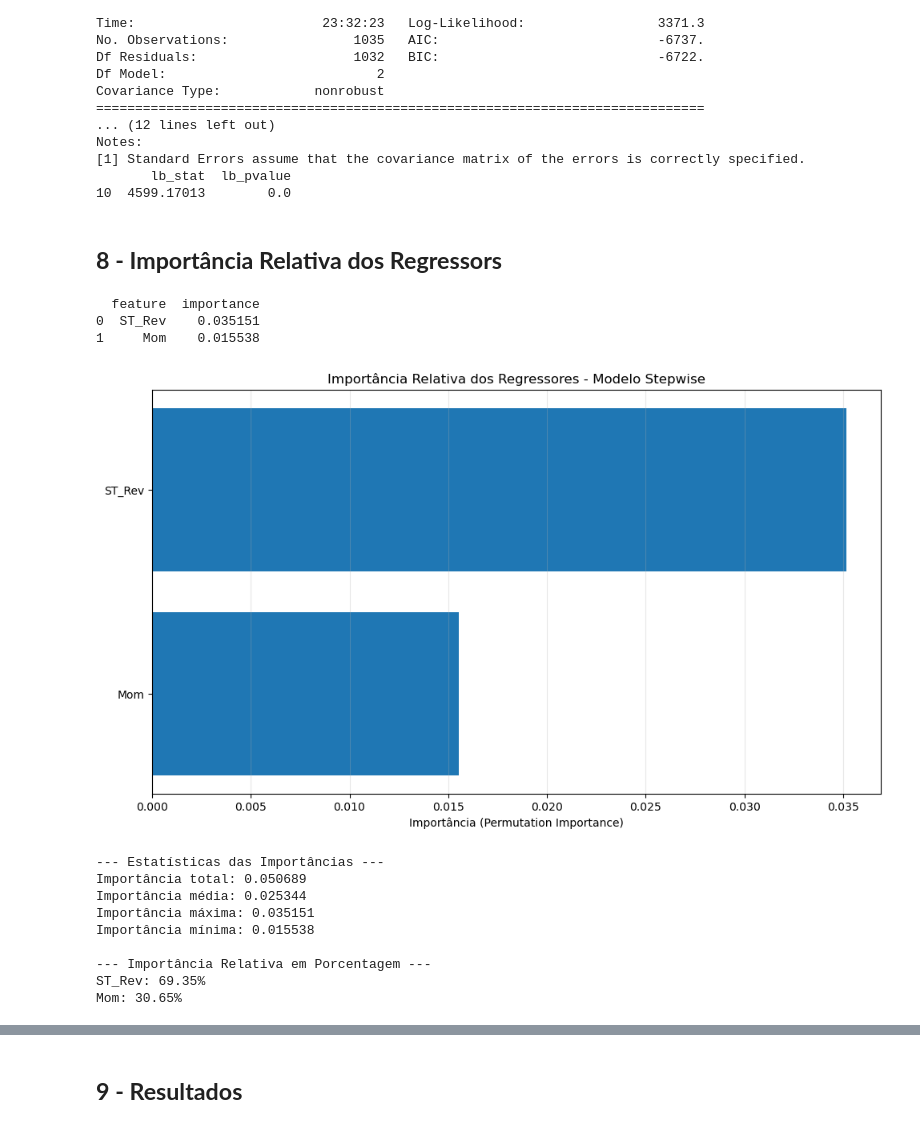
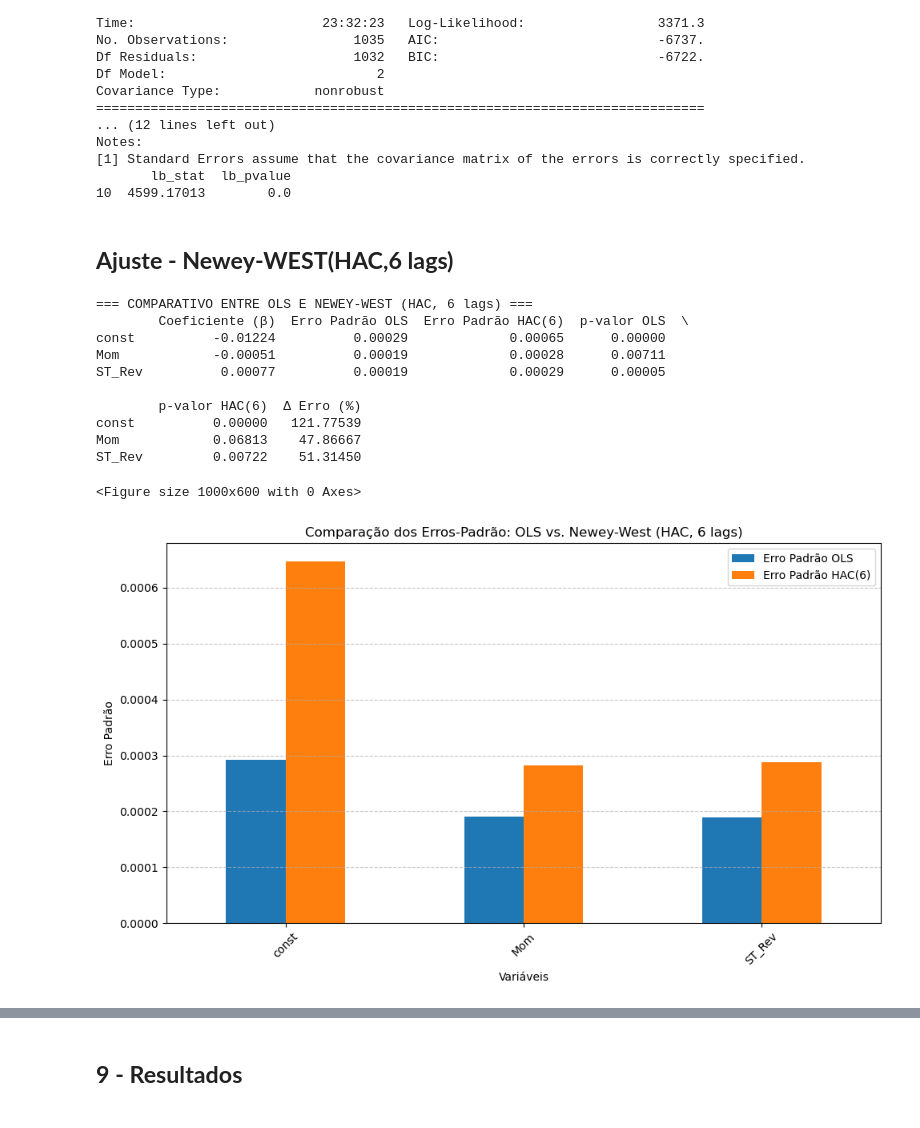
Before and after one commit to Web3economyst/Final-Project-1, a Jupyter notebook: Projeto 1 Econometria final.ipynb, the cells around one changed output, grey strips where cells are left out. Drawn from its saved outputs; the diff is of its cells as text; code cells hidden in the pictures.

```diff
--- a/Projeto 1 Econometria final.ipynb
+++ b/Projeto 1 Econometria final.ipynb
@@ -793,54 +805,49 @@ Notes:
 [1] Standard Errors assume that the covariance matrix of the errors is correctly specified.
        lb_stat  lb_pvalue
 10  4599.17013        0.0
-# %% [markdown]
-## **8 - Importância Relativa dos Regressors**
+# %% [markdown]
+## **Ajuste - Newey-WEST(HAC,6 lags)**
 # %%
-# Importância Relativa dos Regressores - Modelo Stepwise
+X_const = sm.add_constant(X)
+modelo_ols = sm.OLS(y_clean, X_const).fit()
+modelo_hac = sm.OLS(y_clean, X_const).fit(cov_type='HAC', cov_kwds={'maxlags': 6})
 
-lin_reg = LinearRegression().fit(X_step, y_clean)
-perm = permutation_importance(lin_reg, X_step, y_clean, n_repeats=100, random_state=42)
+# Criar DataFrame comparativo
+comparacao = pd.DataFrame({
+    "Coeficiente (β)": modelo_ols.params,
+    "Erro Padrão OLS": modelo_ols.bse,
+    "Erro Padrão HAC(6)": modelo_hac.bse,
+    "p-valor OLS": modelo_ols.pvalues,
+    "p-valor HAC(6)": modelo_hac.pvalues
+})
 
-importances = pd.DataFrame({
-    "feature": X_step.columns,
-    "importance": perm.importances_mean
-}).sort_values(by="importance", ascending=False)
+# Calcular diferença percentual dos erros-padrão
+comparacao["Δ Erro (%)"] = 100 * (modelo_hac.bse - modelo_ols.bse) / modelo_ols.bse
 
-print(importances)
+# Exibir tabela
+print("=== COMPARATIVO ENTRE OLS E NEWEY-WEST (HAC, 6 lags) ===")
+print(comparacao.round(5))
 
-# Gráfico de importância
+# === Plotar comparação dos erros-padrão ===
 plt.figure(figsize=(10, 6))
-plt.barh(importances['feature'], importances['importance'])
-plt.xlabel('Importância (Permutation Importance)')
-plt.title('Importância Relativa dos Regressores - Modelo Stepwise')
-plt.gca().invert_yaxis()  # Para mostrar o mais importante no topo
-plt.grid(True, alpha=0.3, axis='x')
+comparacao[["Erro Padrão OLS", "Erro Padrão HAC(6)"]].plot(kind='bar', figsize=(10,6))
+plt.title("Comparação dos Erros-Padrão: OLS vs. Newey-West (HAC, 6 lags)")
+plt.ylabel("Erro Padrão")
+plt.xlabel("Variáveis")
+plt.xticks(rotation=45)
+plt.grid(axis='y', linestyle='--', alpha=0.7)
 plt.tight_layout()
 plt.show()
-
-# Estatísticas adicionais
-print(f"\n--- Estatísticas das Importâncias ---")
-print(f"Importância total: {importances['importance'].sum():.6f}")
-print(f"Importância média: {importances['importance'].mean():.6f}")
-print(f"Importância máxima: {importances['importance'].max():.6f}")
-print(f"Importância mínima: {importances['importance'].min():.6f}")
-
-# Importância relativa em porcentagem
-importances['importance_pct'] = (importances['importance'] / importances['importance'].sum()) * 100
-print(f"\n--- Importância Relativa em Porcentagem ---")
-for _, row in importances.iterrows():
-    print(f"{row['feature']}: {row['importance_pct']:.2f}%")
 # %% [output]
-  feature  importance
-0  ST_Rev    0.035151
-1     Mom    0.015538
+=== COMPARATIVO ENTRE OLS E NEWEY-WEST (HAC, 6 lags) ===
+        Coeficiente (β)  Erro Padrão OLS  Erro Padrão HAC(6)  p-valor OLS  \
+const          -0.01224          0.00029             0.00065      0.00000
+Mom            -0.00051          0.00019             0.00028      0.00711
+ST_Rev          0.00077          0.00019             0.00029      0.00005
+
+        p-valor HAC(6)  Δ Erro (%)
+const          0.00000   121.77539
+Mom            0.06813    47.86667
+ST_Rev         0.00722    51.31450
+<Figure size 1000x600 with 0 Axes>
-[figure, old version]
+[figure, new version]
---- Estatísticas das Importâncias ---
-Importância total: 0.050689
-Importância média: 0.025344
-Importância máxima: 0.035151
-Importância mínima: 0.015538
-
---- Importância Relativa em Porcentagem ---
-ST_Rev: 69.35%
-Mom: 30.65%
```
Also changed, not shown: parts of 10 cells of this notebook.
